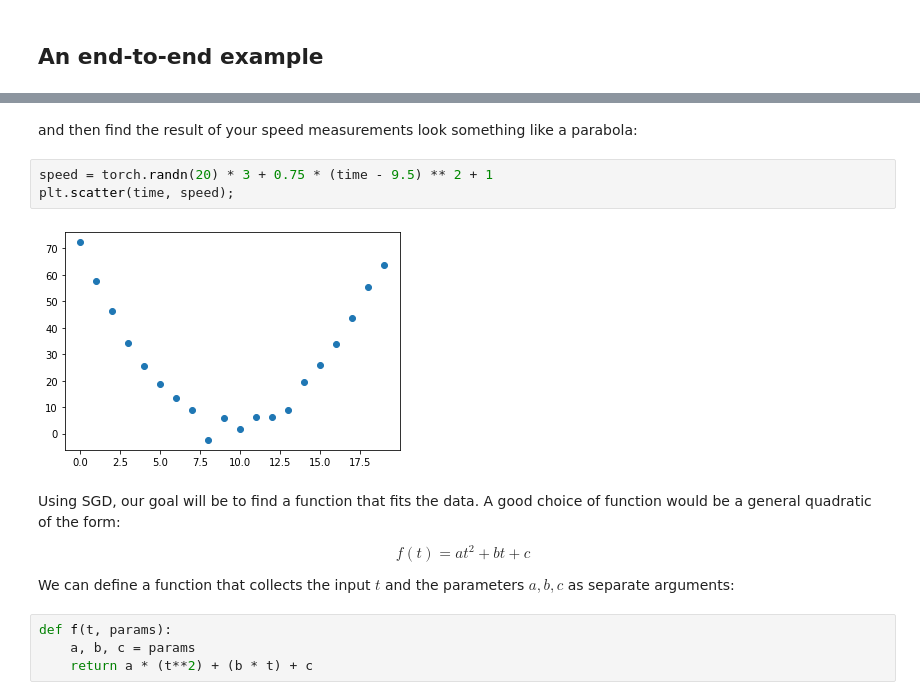
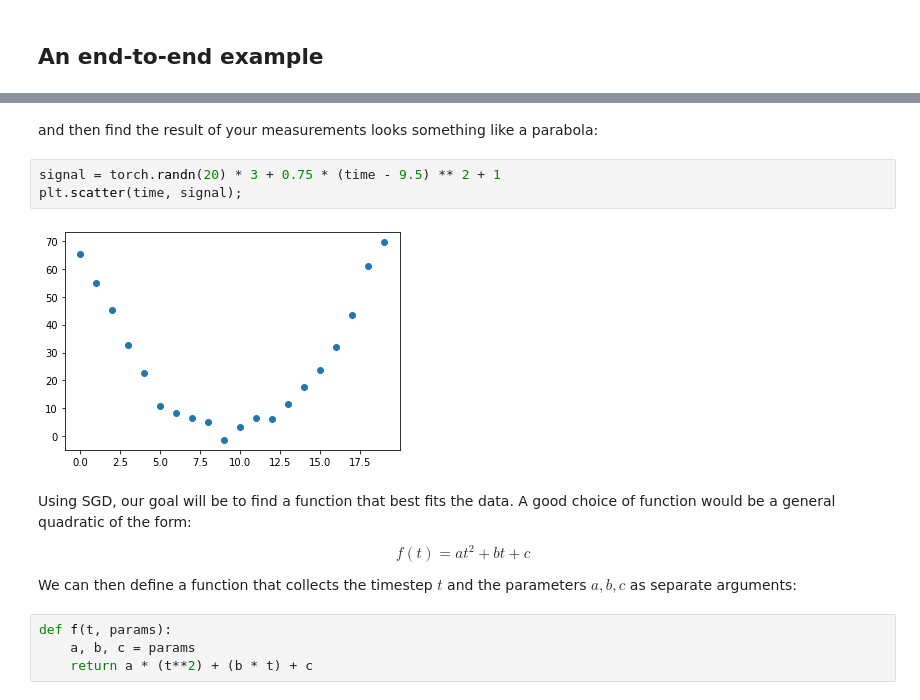
Before and after one commit to lewtun/dl4phys, a Jupyter notebook: lecture02.ipynb, the cells around one changed output, grey strips where cells are left out. Saved outputs shown, nothing was run; the diff lists cells and outputs as text.

```diff
--- a/lecture02.ipynb
+++ b/lecture02.ipynb
@@ -100,18 +109,18 @@ time
 tensor([ 0.,  1.,  2.,  3.,  4.,  5.,  6.,  7.,  8.,  9., 10., 11., 12., 13.,
         14., 15., 16., 17., 18., 19.])
 # %% [markdown]
-and then find the result of your speed measurements look something like a parabola:
+and then find the result of your measurements looks something like a parabola:
 # %%
-speed = torch.randn(20) * 3 + 0.75 * (time - 9.5) ** 2 + 1
-plt.scatter(time, speed);
+signal = torch.randn(20) * 3 + 0.75 * (time - 9.5) ** 2 + 1
+plt.scatter(time, signal);
 # %% [output]
-[figure, old version]
+[figure, new version]
 # %% [markdown]
-Using SGD, our goal will be to find a function that fits the data. A good choice of function would be a general quadratic of the form:
+Using SGD, our goal will be to find a function that best fits the data. A good choice of function would be a general quadratic of the form:
 
 $$ f(t) = at^2 + bt + c $$
 
-We can define a function that collects the input $t$ and the parameters $a,b,c$ as separate arguments:
+We can then define a function that collects the timestep $t$ and the parameters $a,b,c$ as separate arguments:
 # %%
 def f(t, params):
     a, b, c = params
```
Also changed, not shown: parts of 69 cells of this notebook.
